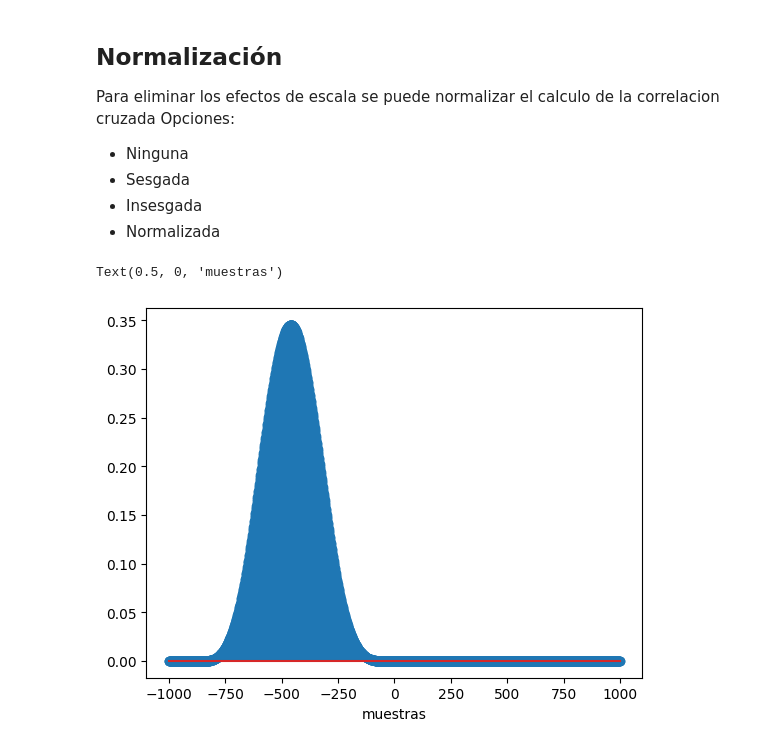
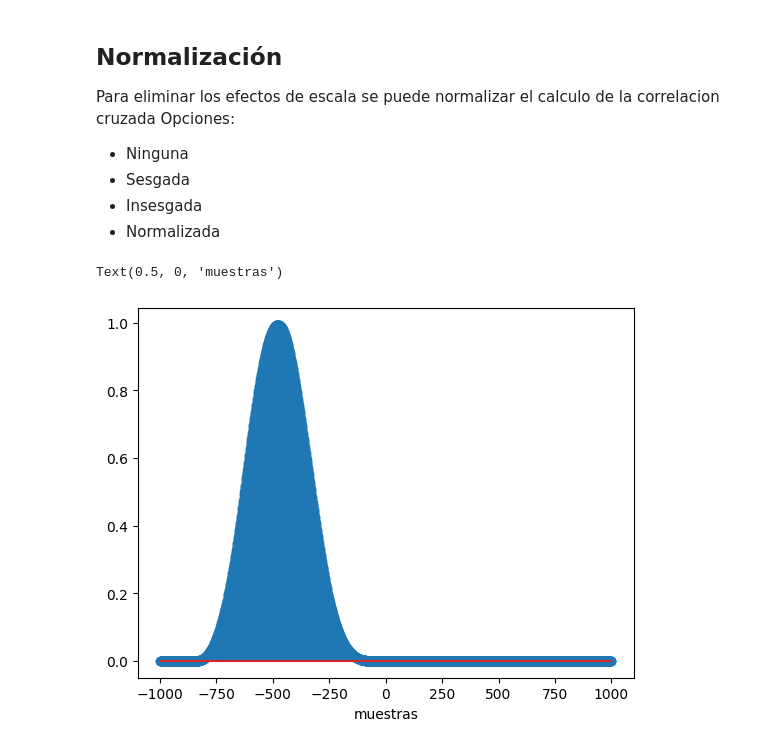
Before and after one commit to nelsonfvt/CyM_PDS, a Jupyter notebook: Teoría/5.Conceptos estadísticos/correlacion.ipynb, the cells around one changed output. Cells and saved outputs as stored; diff of their text form; code cells hidden in the pictures.

```diff
--- a/Teoría/5.Conceptos estadísticos/correlacion.ipynb
+++ b/Teoría/5.Conceptos estadísticos/correlacion.ipynb
@@ -81,29 +81,28 @@ Opciones:
 # %%
 def xcorr_sesgada(xx, yy):
     rxy = signal.correlate(xx,yy)
     lgs = signal.correlation_lags(xx.size,yy.size)
-    N = np.size(lgs)
-    return rxy*(1/N)
+    N = np.size(xx)
+    return rxy/N
 
 def xcorr_insesgada(xx, yy):
     rxy = signal.correlate(xx,yy)
     lgs = signal.correlation_lags(xx.size,yy.size)
-    N = np.size(lgs)
+    N = np.size(xx)
     ks = np.abs(lgs)
-    return rxy*(1/(N-ks))
+    return rxy/(N-ks)
 
 def xcorr_normalized(xx, yy):
     rxy = signal.correlate(xx,yy)
-    rxx = signal.correlate(xx, xx)
-    ryy = signal.correlate(yy, yy)
-    lgs = signal.correlation_lags(xx.size,yy.size)
-
+    n_fct = np.linalg.norm(xx) * np.linalg.norm(yy)
+    rxy_n = rxy / n_fct
+    return rxy_n
 
 rxy_s = xcorr_insesgada(xn, yn1)
 
 plt.figure()
 plt.stem(lags,rxy_s)
 plt.xlabel('muestras')
 # %% [output]
 Text(0.5, 0, 'muestras')
-[figure, old version]
+[figure, new version]
```
Also changed, not shown: 1 other file.
